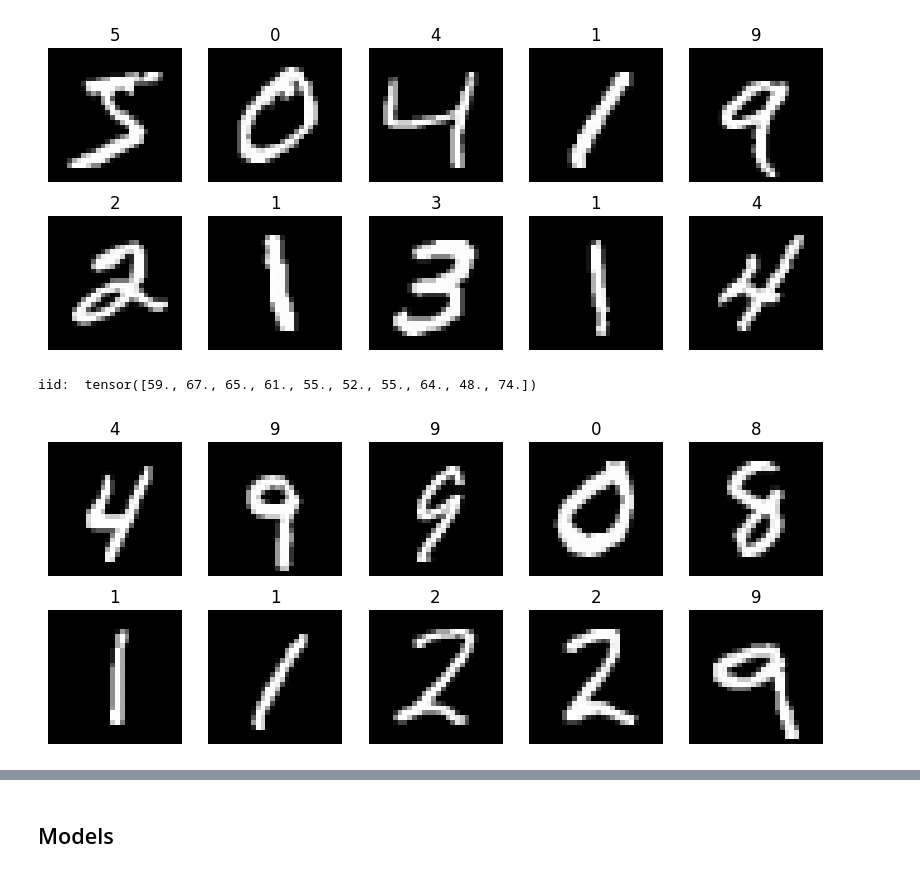
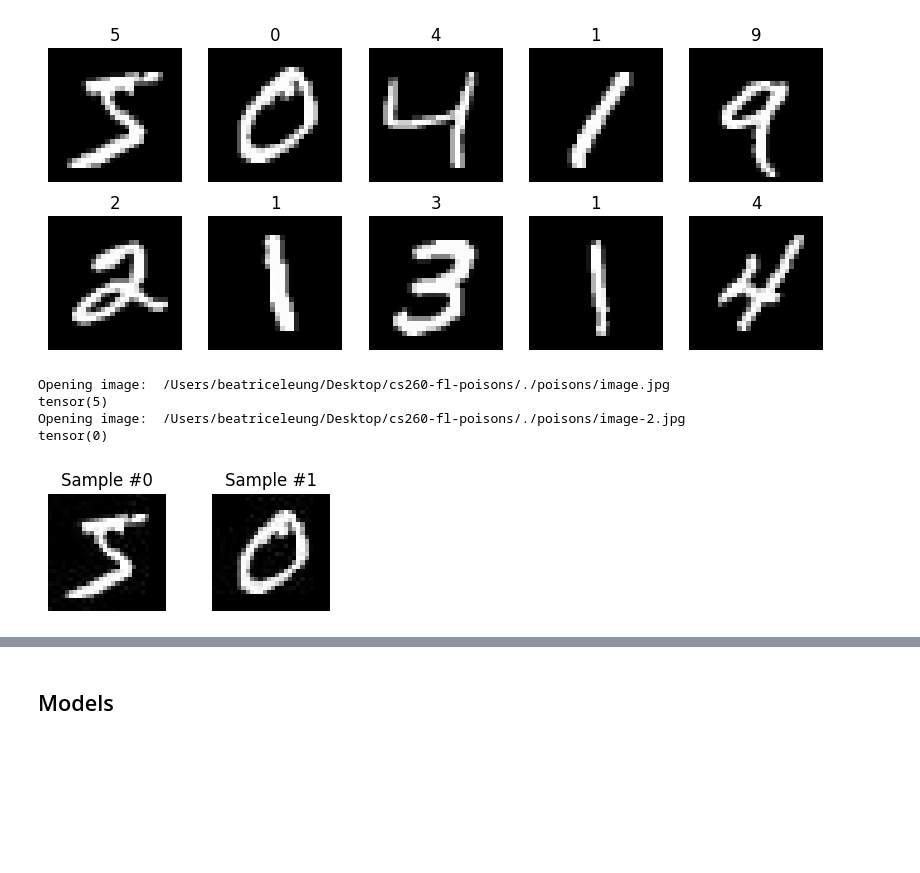
Before and after one commit to BeatriceLeung/cs260-fl-poisons, a Jupyter notebook: fed_avg.ipynb, the cells around one changed output, grey strips where cells are left out. Drawn from its saved outputs; the diff is of its cells as text; code cells hidden in the pictures; blank space fills up the shorter version.

Commit message:
Basic label flipping

```diff
--- a/fed_avg.ipynb
+++ b/fed_avg.ipynb
@@ -26,8 +28,14 @@ print("| using device:", device)
 bsz = 10
 # %% [markdown]
 ## Data
+# %%
+import torchvision
+transform = torchvision.transforms.Compose([
+        torchvision.transforms.ToTensor(),
+        torchvision.transforms.Normalize((0.1307,), (0.3081,))
+    ])
 # %%
-train_data, test_data = fetch_dataset()
+train_data, test_data = fetch_dataset(transform)
 
 test_loader = torch.utils.data.DataLoader(test_data, batch_size = 1000, shuffle=False) # inference bsz=1000
 debug_loader = torch.utils.data.DataLoader(train_data, bsz)
@@ -35,17 +43,44 @@ img, label = next(iter(debug_loader))
 view_10(img, label)
 # %% [output]
 [figure]
+# %%
+# Fetch "poisons"
+from poisons.PoisonDataset import PoisonDataset
+from os import getcwd
+
+poisons = PoisonDataset(getcwd()+"/poisons/annot.csv", getcwd(), transform)
+
+
+import matplotlib.pyplot as plt
+
+fig = plt.figure()
+
+# print((poisons[0][0]).shape)
+# print((train_data.data[0]).shape)
+
+for i, sample in enumerate(poisons):
+    img, annot = sample
+    print(annot)
+
+    ax = plt.subplot(1, 4, i + 1)
+    plt.tight_layout()
+    ax.set_title('Sample #{}'.format(i))
+    ax.axis('off')
+    plt.imshow(img, cmap="gray")
+
+    if i == 3:
+        plt.show()
+        break
+
+# print(type(poisons[0][0]))
+# print(type(train_data.data))
+# %% [output]
+Opening image:  /Users/beatriceleung/Desktop/cs260-fl-poisons/./poisons/image.jpg
+tensor(5)
+Opening image:  /Users/beatriceleung/Desktop/cs260-fl-poisons/./poisons/image-2.jpg
+tensor(0)
+[figure, added]
 # %%
 # get client dataloaders
 iid_client_train_loader = iid_partition_loader(train_data, bsz = bsz)
 noniid_client_train_loader = noniid_partition_loader(train_data, bsz = bsz)
-# %%
-# iid
-label_dist = torch.zeros(10)
-for (x,y) in iid_client_train_loader[25]:
-    label_dist+= torch.sum(F.one_hot(y, num_classes=10), dim=0)
-print("iid: ", label_dist)
-view_10(x,y)
-# %% [output]
-iid:  tensor([59., 67., 65., 61., 55., 52., 55., 64., 48., 74.])
-[figure, removed]
```
Also changed, not shown: parts of 4 cells of this notebook, 6 other files.
